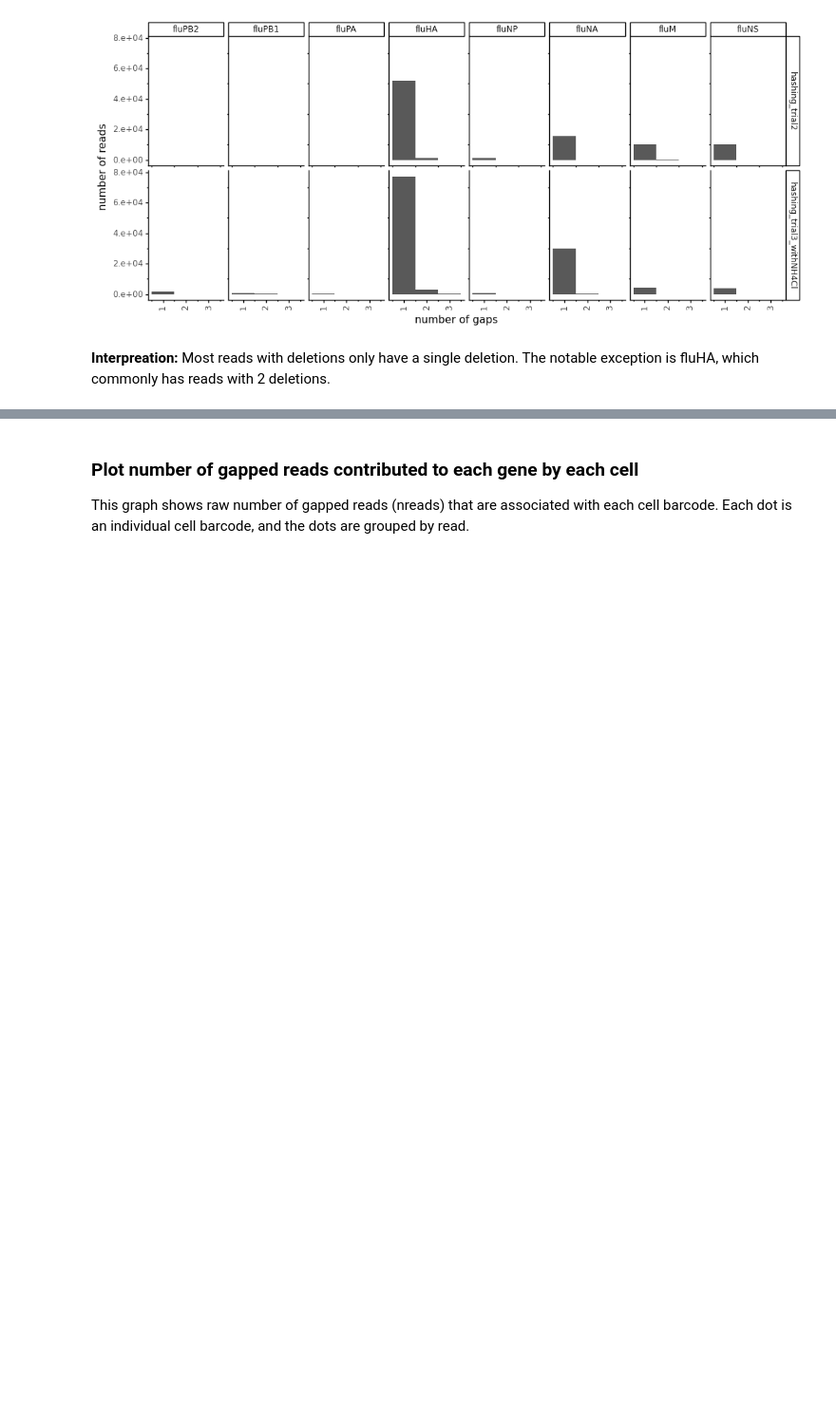
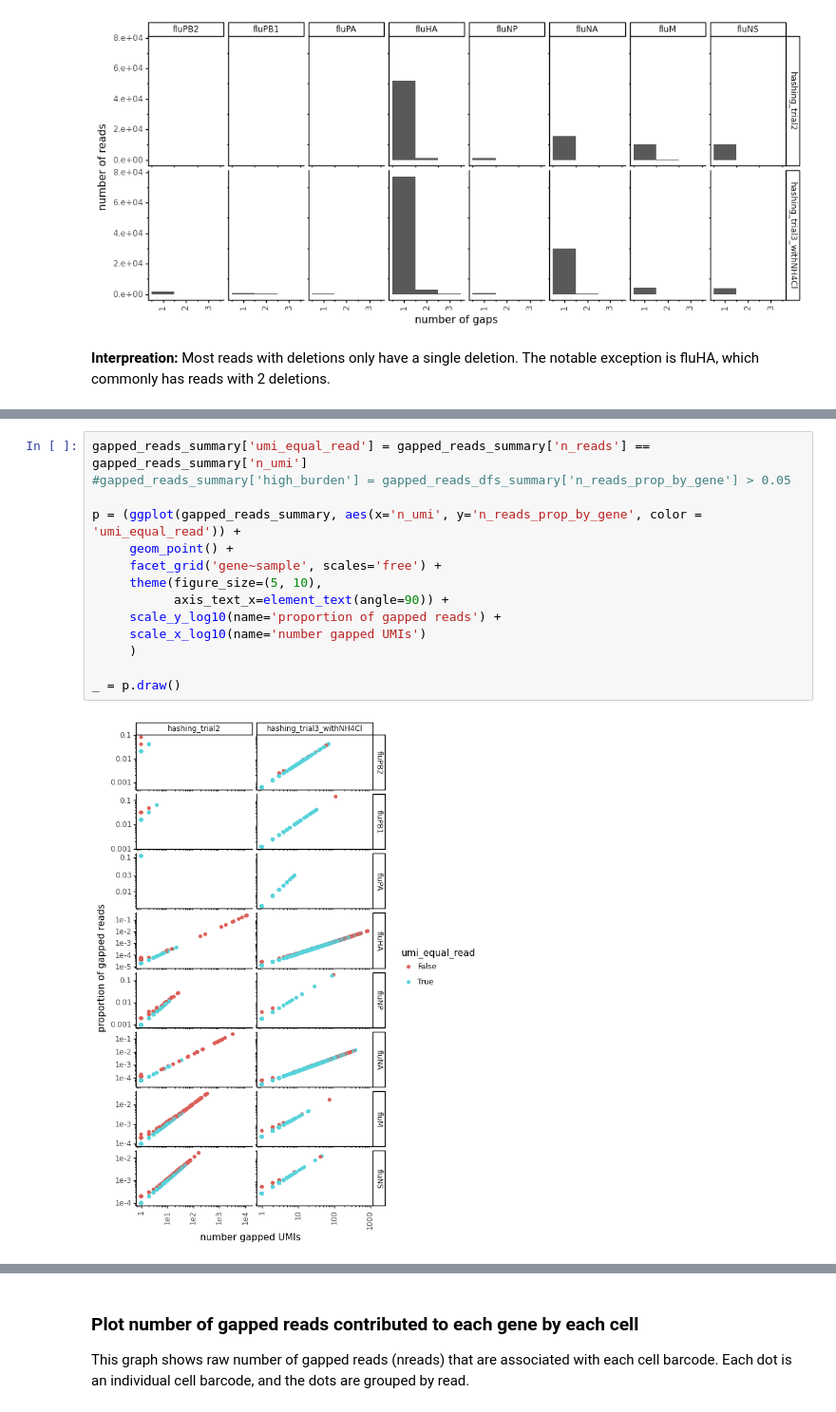
Before and after one commit to jbloomlab/barcoded_flu_pdmH1N1, a Jupyter notebook: gap_analysis.ipynb, the cells around one changed output, grey strips where cells are left out. Shown at 95% size. Drawn from its saved outputs; the diff is of its cells as text; blank space fills up the shorter version.

```diff
--- a/gap_analysis.ipynb
+++ b/gap_analysis.ipynb
@@ -654,0 +677,16 @@ gapped_reads_summary.head()
+# %%
+gapped_reads_summary['umi_equal_read'] = gapped_reads_summary['n_reads'] == gapped_reads_summary['n_umi']
+#gapped_reads_summary['high_burden'] = gapped_reads_dfs_summary['n_reads_prop_by_gene'] > 0.05
+
+p = (ggplot(gapped_reads_summary, aes(x='n_umi', y='n_reads_prop_by_gene', color = 'umi_equal_read')) +
+     geom_point() +
+     facet_grid('gene~sample', scales='free') +
+     theme(figure_size=(5, 10),
+           axis_text_x=element_text(angle=90)) +
+     scale_y_log10(name='proportion of gapped reads') +
+     scale_x_log10(name='number gapped UMIs')
+     )
+
+_ = p.draw()
+# %% [output]
+[figure, added]
```
Also changed, not shown: parts of 12 cells of this notebook.
